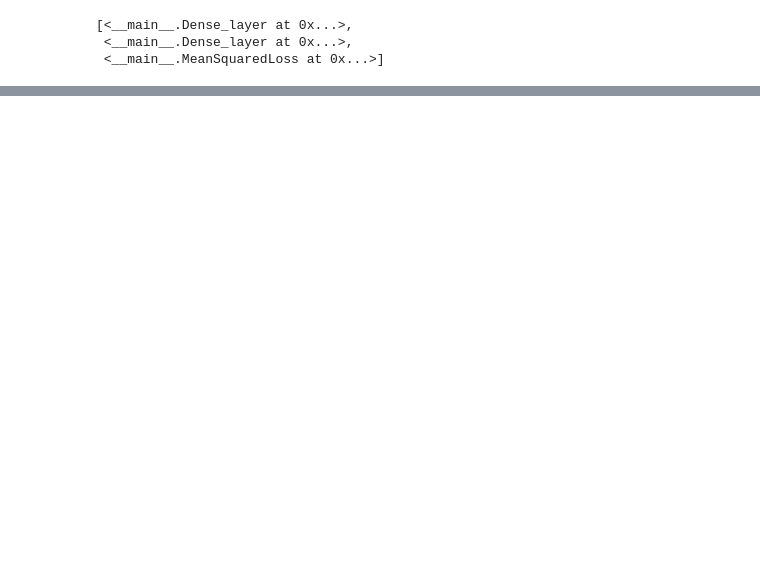
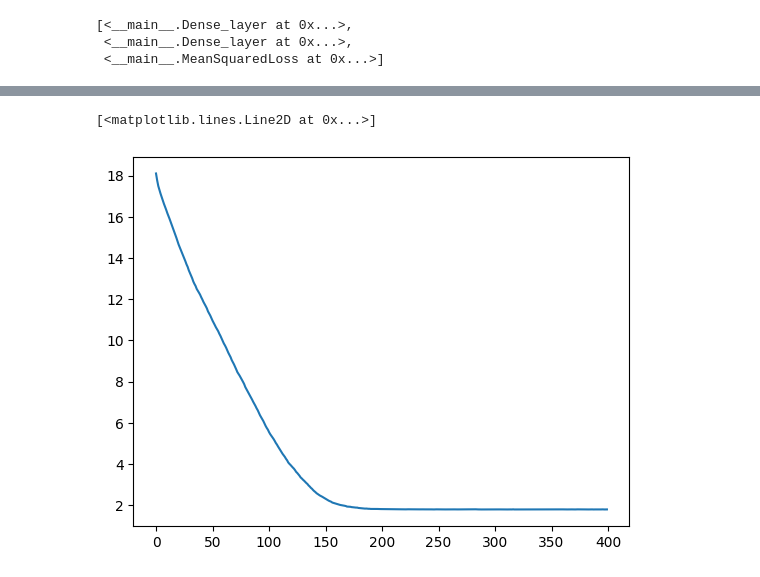
Before and after one commit to romaljose38/ML-DL, a Jupyter notebook: neural_network.ipynb, the cells around one changed output, grey strips where cells are left out. Saved outputs shown, nothing was run; the diff lists cells and outputs as text; code cells hidden in the pictures; blank space fills up the shorter version.

```diff
--- a/neural_network.ipynb
+++ b/neural_network.ipynb
@@ -181,3 +184,12 @@ model.layers
 [<__main__.Dense_layer at 0x...>,
  <__main__.Dense_layer at 0x...>,
  <__main__.MeanSquaredLoss at 0x...>]
+# %%
+model2 = Seq([
+    layers.Dense(4),
+    layers.Dense(1)
+])
+
+model2.compile(loss="mean_squared_error")
+# %%
+history = model2.fit(X,Y, epochs=400)
@@ -183,0 +214,5 @@ model.layers
+# %%
+plt.plot(range(len(history.history['loss'])),history.history['loss'] )
+# %% [output]
+[<matplotlib.lines.Line2D at 0x...>]
+[figure, added]
```
Also changed, not shown: parts of 10 cells of this notebook.
